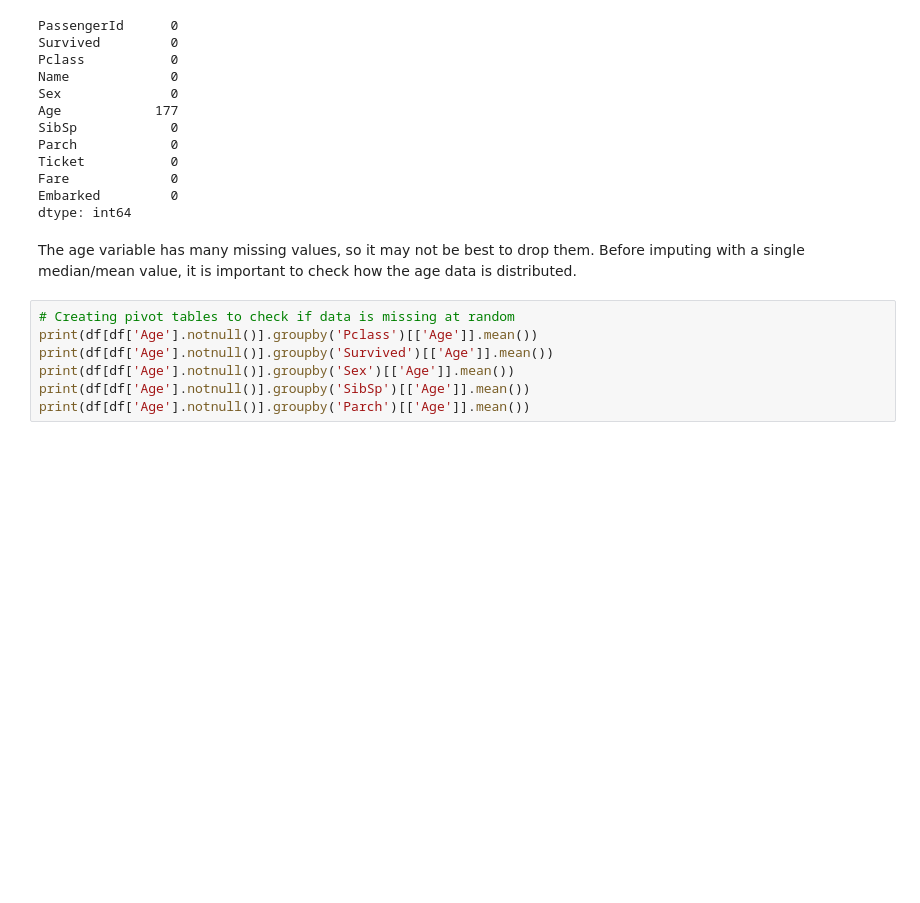
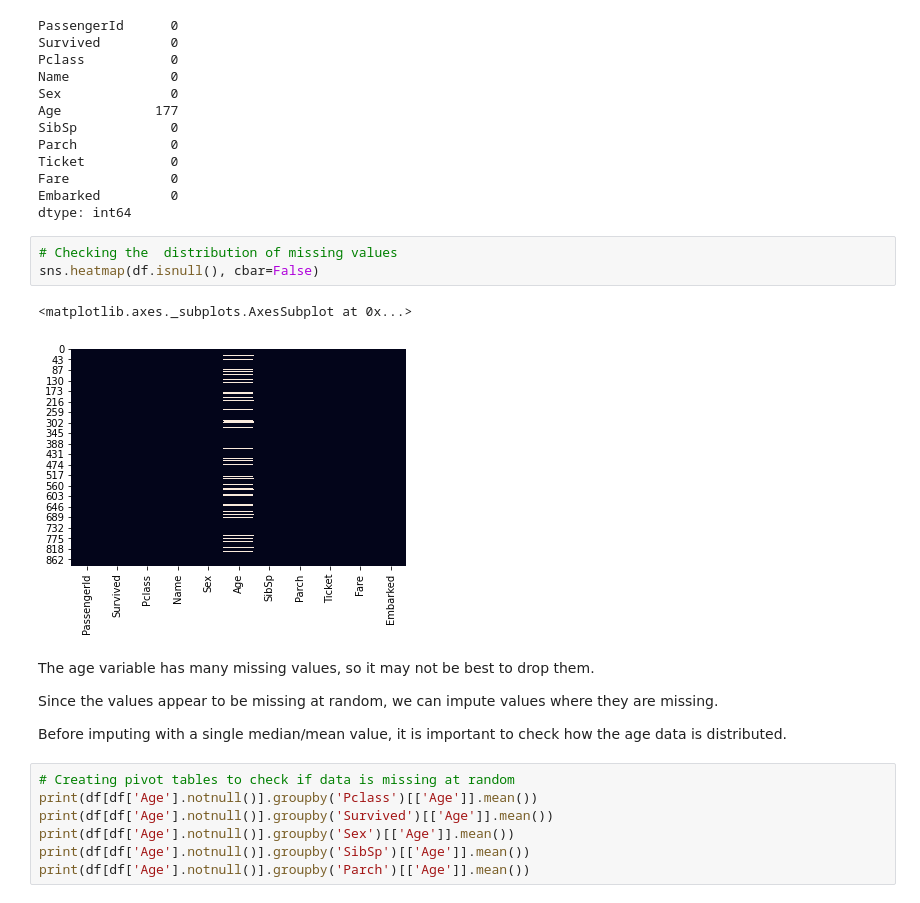
Before and after one commit to mmalinda/SCAMP-Assesment, a Jupyter notebook: SCAMP_MMalinda_titanic.ipynb, the cells around one changed output. Cells and saved outputs as stored; diff of their text form; blank space fills up the shorter version.

Commit message:
Includes distribution of missing values

```diff
--- a/SCAMP_MMalinda_titanic.ipynb
+++ b/SCAMP_MMalinda_titanic.ipynb
@@ -239,8 +239,18 @@ Ticket           0
 Fare             0
 Embarked         0
 dtype: int64
+# %%
+# Checking the  distribution of missing values
+sns.heatmap(df.isnull(), cbar=False)
+# %% [output]
+<matplotlib.axes._subplots.AxesSubplot at 0x...>
+[figure, added]
 # %% [markdown]
 The age variable has many missing values, so it may not be best to drop them.
+
+Since the values appear to be missing at random, we can impute values where they are missing.
+
+
 Before imputing with a single median/mean value, it is important to check how the age data is distributed.
 # %%
 # Creating pivot tables to check if data is missing at random
```
